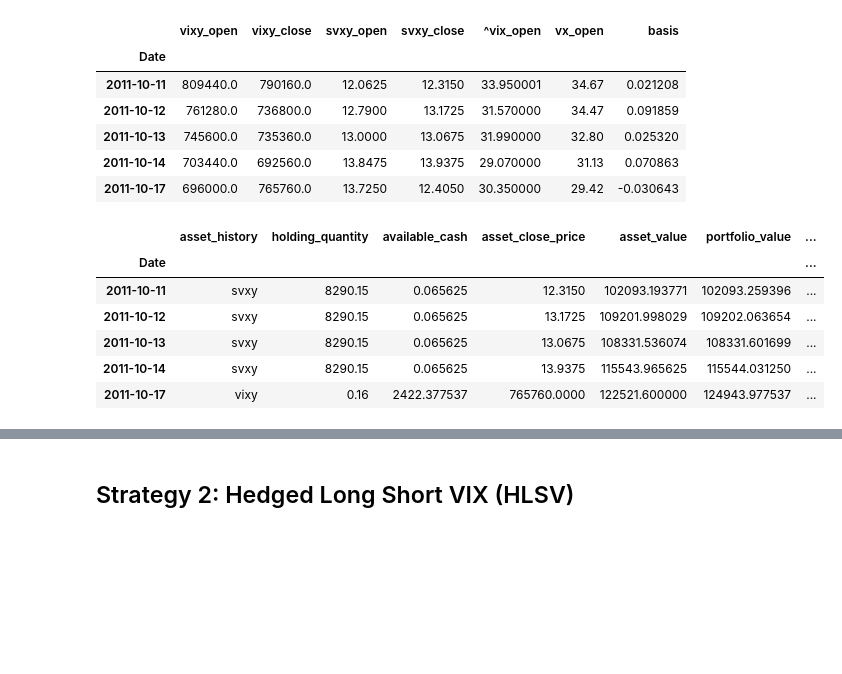
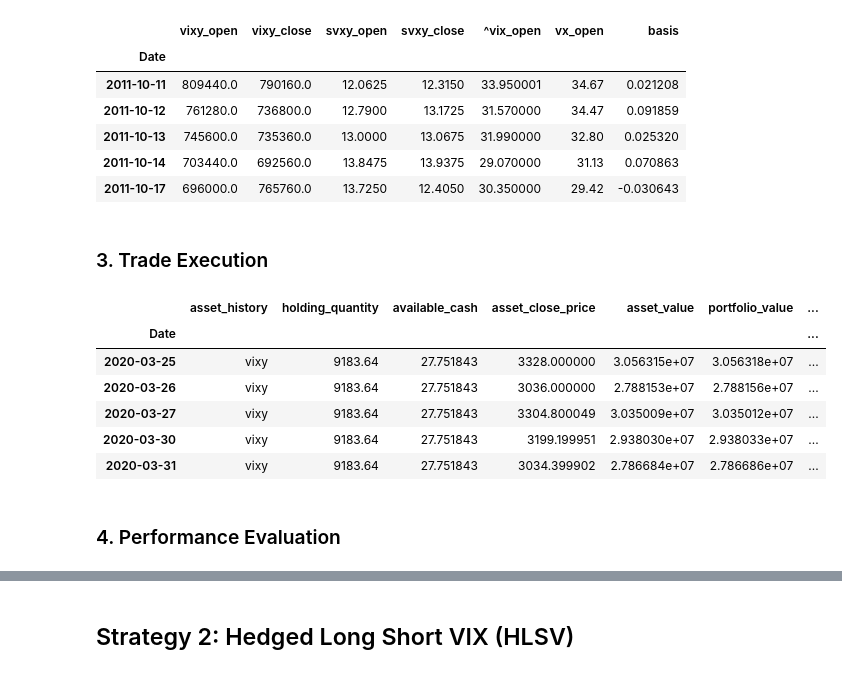
Before and after one commit to peterchettiar/trading-volatility, a Jupyter notebook: trading_vol_strat_research.ipynb, the cells around one changed output, grey strips where cells are left out. Cells and saved outputs as stored; diff of their text form; code cells hidden in the pictures; blank space fills up the shorter version.

```diff
--- a/trading_vol_strat_research.ipynb
+++ b/trading_vol_strat_research.ipynb
@@ -119,22 +119,26 @@ lsv_trader.data.head()
 | 2011-10-13 | 745600.0 | 735360.0 | 13.0000 | 13.0675 | 31.990000 | 32.80 | 0.025320 |
 | 2011-10-14 | 703440.0 | 692560.0 | 13.8475 | 13.9375 | 29.070000 | 31.13 | 0.070863 |
 | 2011-10-17 | 696000.0 | 765760.0 | 13.7250 | 12.4050 | 30.350000 | 29.42 | -0.030643 |
+# %% [markdown]
+### 3. Trade Execution
 # %%
 lsv_returns = lsv_trader.lsv_strategy(intial_capital=100000,
                                       long_vix_asset="VIXY",
                                       short_vix_asset="SVXY",
                                       future_index_ticker="VX",
                                       spot_index_ticker="^VIX")
 
-lsv_returns.head()
+lsv_returns.tail()
 # %% [output]
 |  | asset_history | holding_quantity | available_cash | asset_close_price | asset_value | portfolio_value | ... |
 | Date |  |  |  |  |  |  | ... |
-| 2011-10-11 | svxy | 8290.15 | 0.065625 | 12.3150 | 102093.193771 | 102093.259396 | ... |
-| 2011-10-12 | svxy | 8290.15 | 0.065625 | 13.1725 | 109201.998029 | 109202.063654 | ... |
-| 2011-10-13 | svxy | 8290.15 | 0.065625 | 13.0675 | 108331.536074 | 108331.601699 | ... |
-| 2011-10-14 | svxy | 8290.15 | 0.065625 | 13.9375 | 115543.965625 | 115544.031250 | ... |
-| 2011-10-17 | vixy | 0.16 | 2422.377537 | 765760.0000 | 122521.600000 | 124943.977537 | ... |
+| 2020-03-25 | vixy | 9183.64 | 27.751843 | 3328.000000 | 3.056315e+07 | 3.056318e+07 | ... |
+| 2020-03-26 | vixy | 9183.64 | 27.751843 | 3036.000000 | 2.788153e+07 | 2.788156e+07 | ... |
+| 2020-03-27 | vixy | 9183.64 | 27.751843 | 3304.800049 | 3.035009e+07 | 3.035012e+07 | ... |
+| 2020-03-30 | vixy | 9183.64 | 27.751843 | 3199.199951 | 2.938030e+07 | 2.938033e+07 | ... |
+| 2020-03-31 | vixy | 9183.64 | 27.751843 | 3034.399902 | 2.786684e+07 | 2.786686e+07 | ... |
+# %% [markdown]
+### 4. Performance Evaluation
 # %%
 lsv_perf = performance_metrics(lsv_returns, "portfolio_value", "Date")
 lsv_perf.GeR_metric()
```
Also changed, not shown: parts of 16 cells of this notebook, 1 other file.
